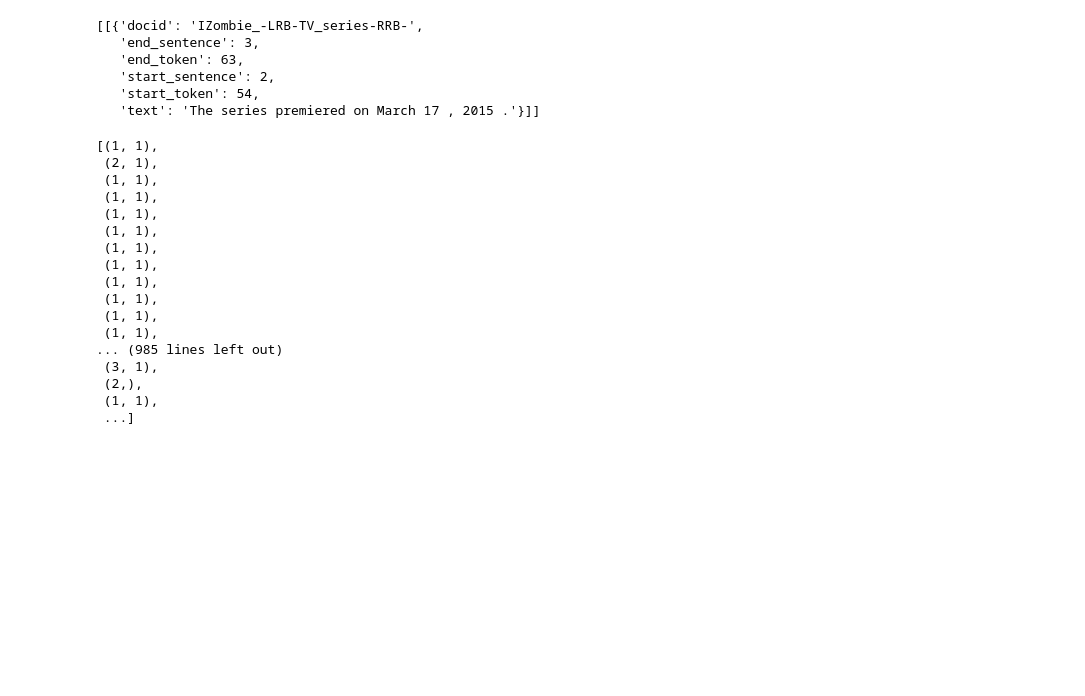
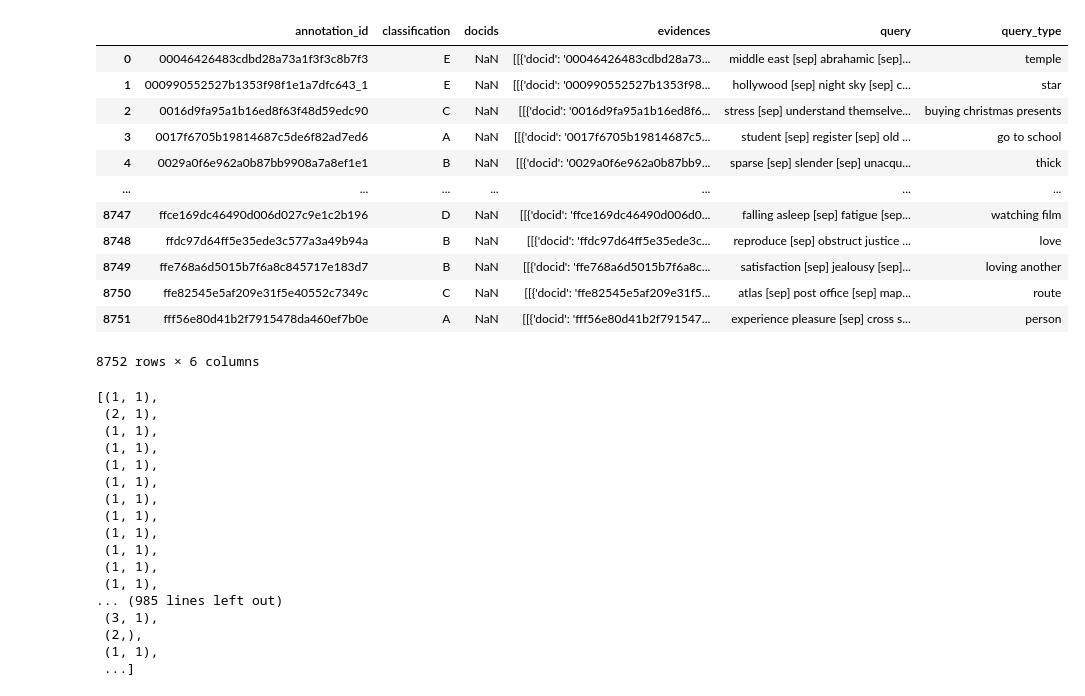
Before and after one commit to shaggyday/evaluating-human-rationales, a Jupyter notebook: data_inspection.ipynb, the cells around one changed output. Saved outputs shown, nothing was run; the diff lists cells and outputs as text; code cells hidden in the pictures; blank space fills up the shorter version.

```diff
--- a/data_inspection.ipynb
+++ b/data_inspection.ipynb
@@ -8,14 +8,21 @@ train = pd.read_json(f'{data_dir}/train.jsonl', lines=True)
 test = pd.read_json(f'{data_dir}/test.jsonl', lines=True)
 val = pd.read_json(f'{data_dir}/val.jsonl', lines=True)
 # %%
-train['evidences'][2]
+train
 # %% [output]
+|  | annotation_id | classification | docids | evidences | query | query_type |
+| 0 | 00046426483cdbd28a73a1f3f3c8b7f3 | E | NaN | [[{'docid': '00046426483cdbd28a73... | middle east [sep] abrahamic [sep]... | temple |
+| 1 | 000990552527b1353f98f1e1a7dfc643_1 | E | NaN | [[{'docid': '000990552527b1353f98... | hollywood [sep] night sky [sep] c... | star |
+| 2 | 0016d9fa95a1b16ed8f63f48d59edc90 | C | NaN | [[{'docid': '0016d9fa95a1b16ed8f6... | stress [sep] understand themselve... | buying christmas presents |
+| 3 | 0017f6705b19814687c5de6f82ad7ed6 | A | NaN | [[{'docid': '0017f6705b19814687c5... | student [sep] register [sep] old ... | go to school |
+| 4 | 0029a0f6e962a0b87bb9908a7a8ef1e1 | B | NaN | [[{'docid': '0029a0f6e962a0b87bb9... | sparse [sep] slender [sep] unacqu... | thick |
+| ... | ... | ... | ... | ... | ... | ... |
+| 8747 | ffce169dc46490d006d027c9e1c2b196 | D | NaN | [[{'docid': 'ffce169dc46490d006d0... | falling asleep [sep] fatigue [sep... | watching film |
+| 8748 | ffdc97d64ff5e35ede3c577a3a49b94a | B | NaN | [[{'docid': 'ffdc97d64ff5e35ede3c... | reproduce [sep] obstruct justice ... | love |
+| 8749 | ffe768a6d5015b7f6a8c845717e183d7 | B | NaN | [[{'docid': 'ffe768a6d5015b7f6a8c... | satisfaction [sep] jealousy [sep]... | loving another |
+| 8750 | ffe82545e5af209e31f5e40552c7349c | C | NaN | [[{'docid': 'ffe82545e5af209e31f5... | atlas [sep] post office [sep] map... | route |
+| 8751 | fff56e80d41b2f7915478da460ef7b0e | A | NaN | [[{'docid': 'fff56e80d41b2f791547... | experience pleasure [sep] cross s... | person |
-[[{'docid': 'IZombie_-LRB-TV_series-RRB-',
-   'end_sentence': 3,
-   'end_token': 63,
-   'start_sentence': 2,
-   'start_token': 54,
-   'text': 'The series premiered on March 17 , 2015 .'}]]
+8752 rows × 6 columns
 # %%
 [np.array(x).shape for x in train['evidences']]
 # %% [output]
```
Also changed, not shown: parts of 1 cell of this notebook, 10 other files.
